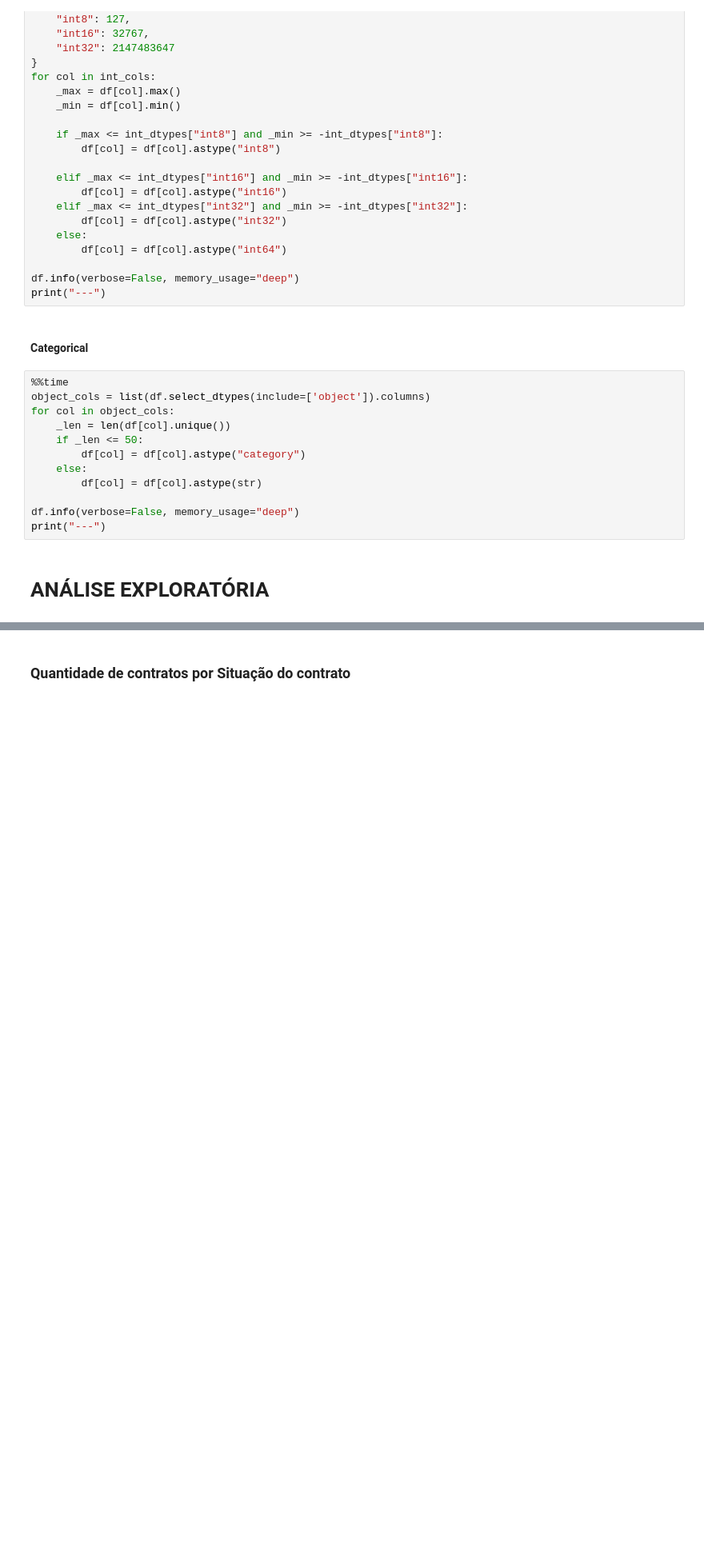
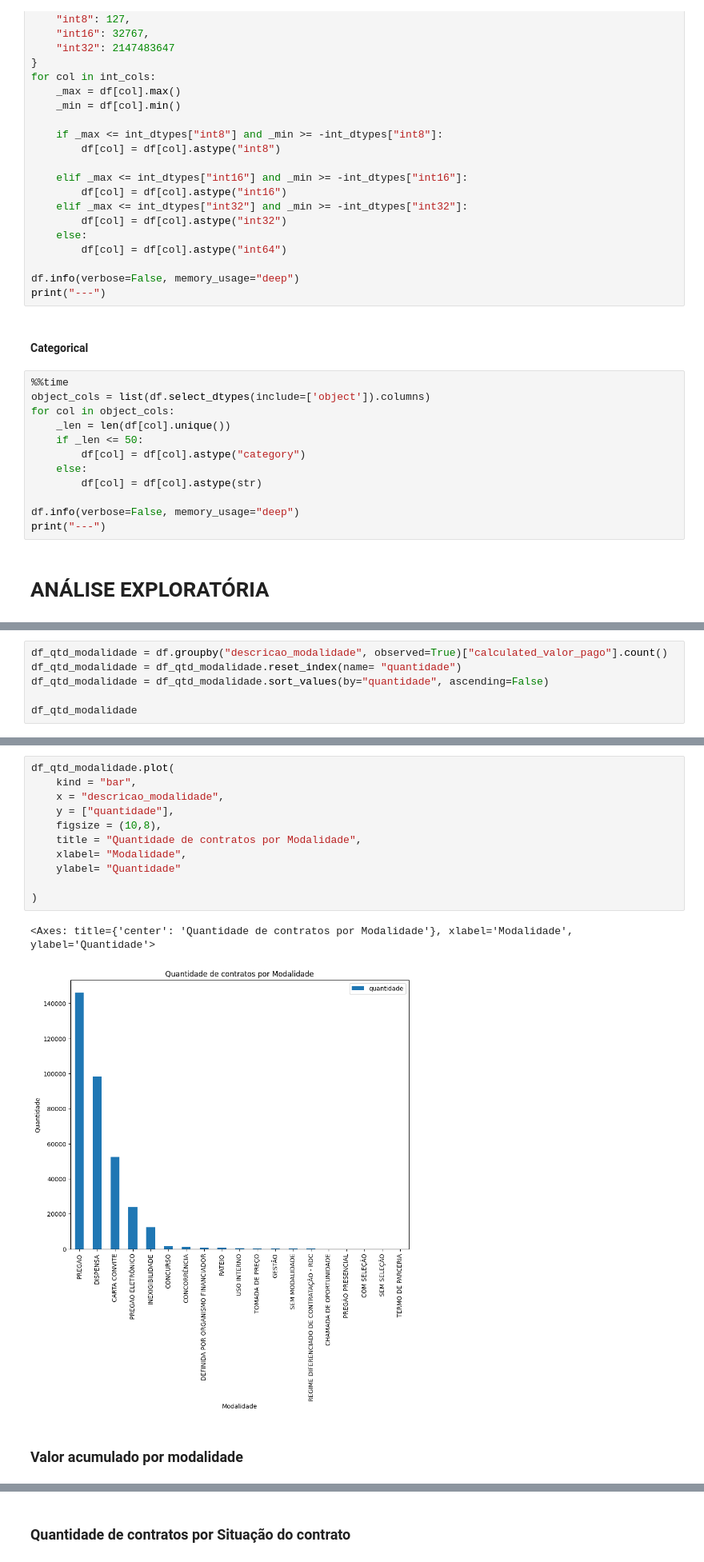
Before and after one commit to kandarpagalas/processamento-dados-api-contratos-gov-ce, a Jupyter notebook: Trabalho Processamento de dados.ipynb, the cells around one changed output, grey strips where cells are left out. Shown at 80% size. Drawn from its saved outputs; the diff is of its cells as text; blank space fills up the shorter version.

```diff
--- a/Trabalho Processamento de dados.ipynb
+++ b/Trabalho Processamento de dados.ipynb
@@ -314,0 +317,6 @@ print("---")
+# %%
+df_qtd_modalidade = df.groupby("descricao_modalidade", observed=True)["calculated_valor_pago"].count()
+df_qtd_modalidade = df_qtd_modalidade.reset_index(name= "quantidade")
+df_qtd_modalidade = df_qtd_modalidade.sort_values(by="quantidade", ascending=False)
+
+df_qtd_modalidade
@@ -315,3 +341,19 @@ print("---")
+# %%
+df_qtd_modalidade.plot(
+    kind = "bar",
+    x = "descricao_modalidade",
+    y = ["quantidade"],
+    figsize = (10,8),
+    title = "Quantidade de contratos por Modalidade",
+    xlabel= "Modalidade",
+    ylabel= "Quantidade"
+
+)
+# %% [output]
+<Axes: title={'center': 'Quantidade de contratos por Modalidade'}, xlabel='Modalidade', ylabel='Quantidade'>
+[figure, added]
+# %% [markdown]
+### Valor acumulado por modalidade
 # %%
 df_acumulado_modalidade = df.groupby("descricao_modalidade", observed=True)["calculated_valor_pago"]\
     .agg(["mean", "sum"]).reset_index()\
```
Also changed, not shown: parts of 21 cells of this notebook.
